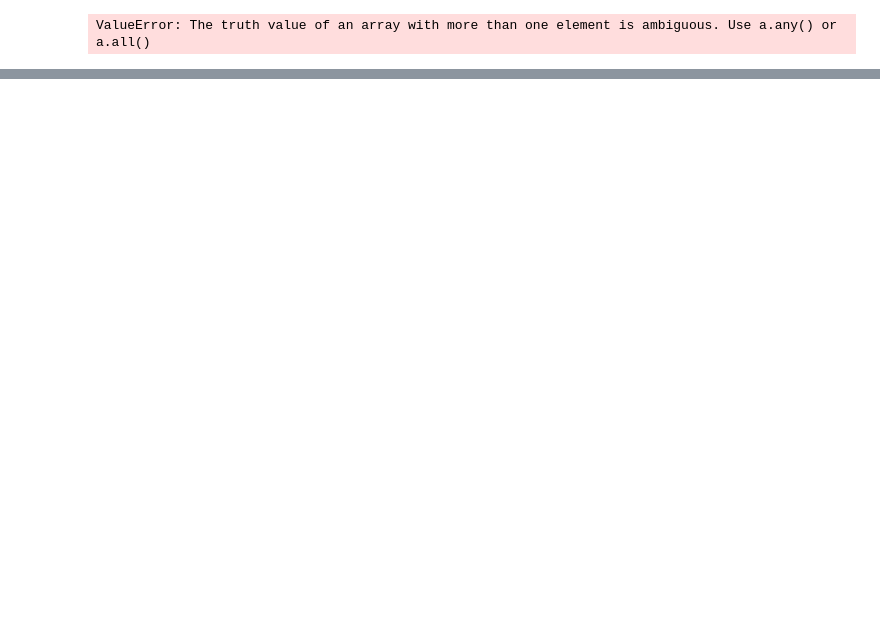
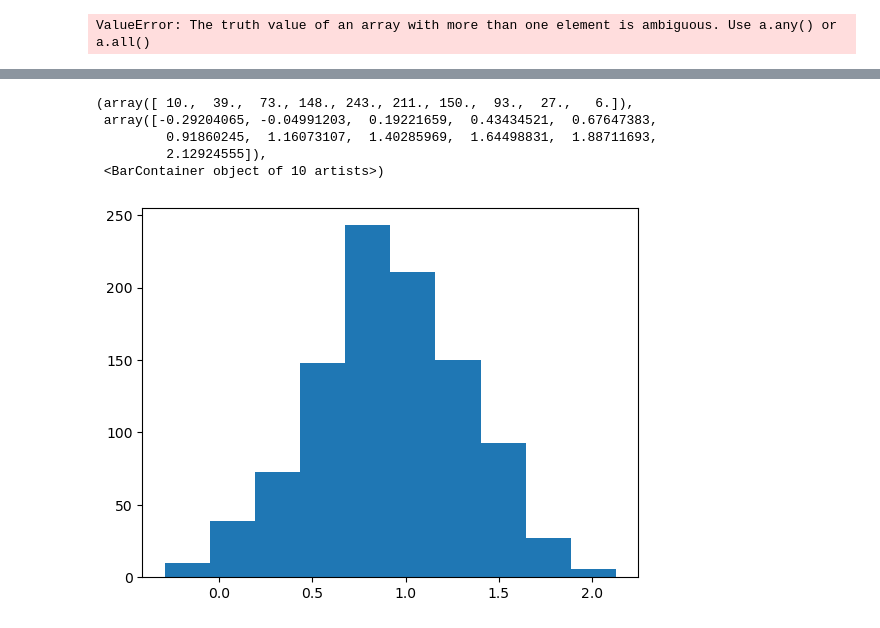
Before and after one commit to blab/pf-longitudinal, a Jupyter notebook: pf-tent/code/mechanistic.ipynb, the cells around one changed output, grey strips where cells are left out. Saved outputs shown, nothing was run; the diff lists cells and outputs as text; code cells hidden in the pictures; blank space fills up the shorter version.

```diff
--- a/pf-tent/code/mechanistic.ipynb
+++ b/pf-tent/code/mechanistic.ipynb
@@ -675,9 +680,16 @@ plot_5years(outcomes)
 # %%
 i
 # %%
-growth_rate(0.5,1.4)
+rs = get_r(1000,0.9,0.4)
 # %%
-growth_rate(0.95,1.3)
+plt.hist(rs)
+# %% [output]
+(array([ 10.,  39.,  73., 148., 243., 211., 150.,  93.,  27.,   6.]),
+ array([-0.29204065, -0.04991203,  0.19221659,  0.43434521,  0.67647383,
+         0.91860245,  1.16073107,  1.40285969,  1.64498831,  1.88711693,
+         2.12924555]),
+ <BarContainer object of 10 artists>)
+[figure, added]
 # %%
 a = 1 # shape
 samples = 1000
```
Also changed, not shown: parts of 18 cells of this notebook, 7 other files.
